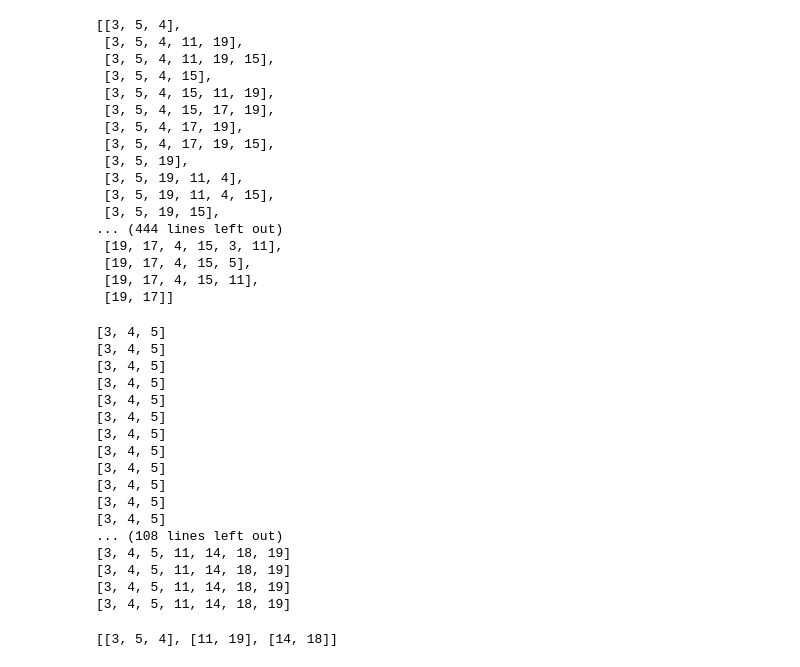
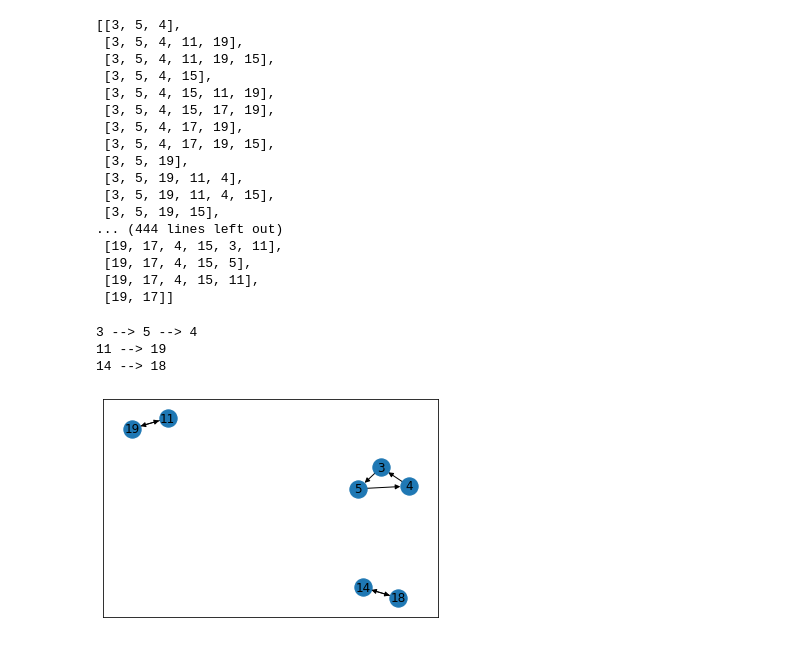
Before and after one commit to Mingtaros/Kidney-Exchange-Match-Mapping-System, a Jupyter notebook: algorithm/Graph Processing.ipynb, the cells around one changed output. Saved outputs shown, nothing was run; the diff lists cells and outputs as text; code cells hidden in the pictures.

Commit message:
Add Graph Visualizing for Reduced Graph

```diff
--- a/algorithm/Graph Processing.ipynb
+++ b/algorithm/Graph Processing.ipynb
@@ -95,25 +95,16 @@ cycles
  [19, 17, 4, 15, 11],
  [19, 17]]
 # %%
-gnway = GreedyNWayExchange(4, 'maximum')
+gnway = GreedyNWayExchange(10, 'maximum')
 # %%
-gnway.reduce_graph(grph)
+gnway.finalize_exchange(grph)
-# %% [output]
-[3, 4, 5]
-[3, 4, 5]
-[3, 4, 5]
-[3, 4, 5]
-[3, 4, 5]
-[3, 4, 5]
-[3, 4, 5]
-[3, 4, 5]
-[3, 4, 5]
-[3, 4, 5]
-[3, 4, 5]
-[3, 4, 5]
-... (108 lines left out)
-[3, 4, 5, 11, 14, 18, 19]
-[3, 4, 5, 11, 14, 18, 19]
-[3, 4, 5, 11, 14, 18, 19]
-[3, 4, 5, 11, 14, 18, 19]
-[[3, 5, 4], [11, 19], [14, 18]]
+# %%
+gnway.show_donation_mapping('text')
+# %% [output]
+3 --> 5 --> 4
+11 --> 19
+14 --> 18
+# %%
+gnway.show_donation_mapping('graph')
+# %% [output]
+[figure, added]
```
Also changed, not shown: parts of 2 cells of this notebook, 2 other files.
